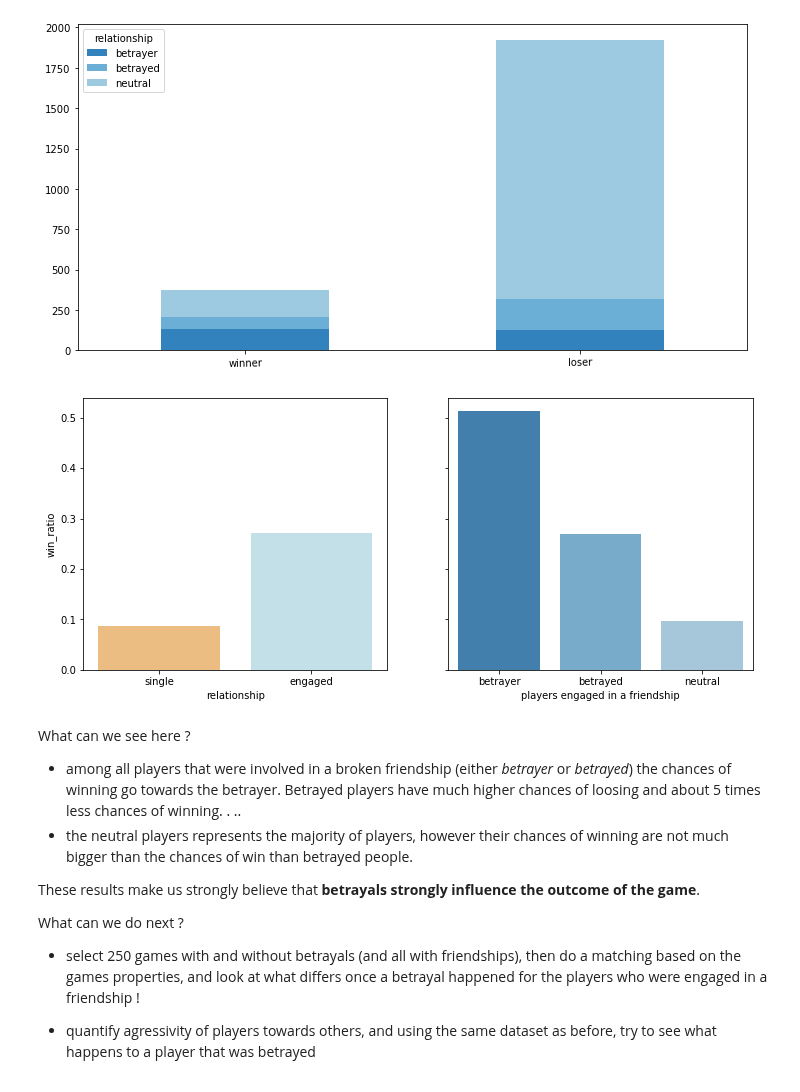
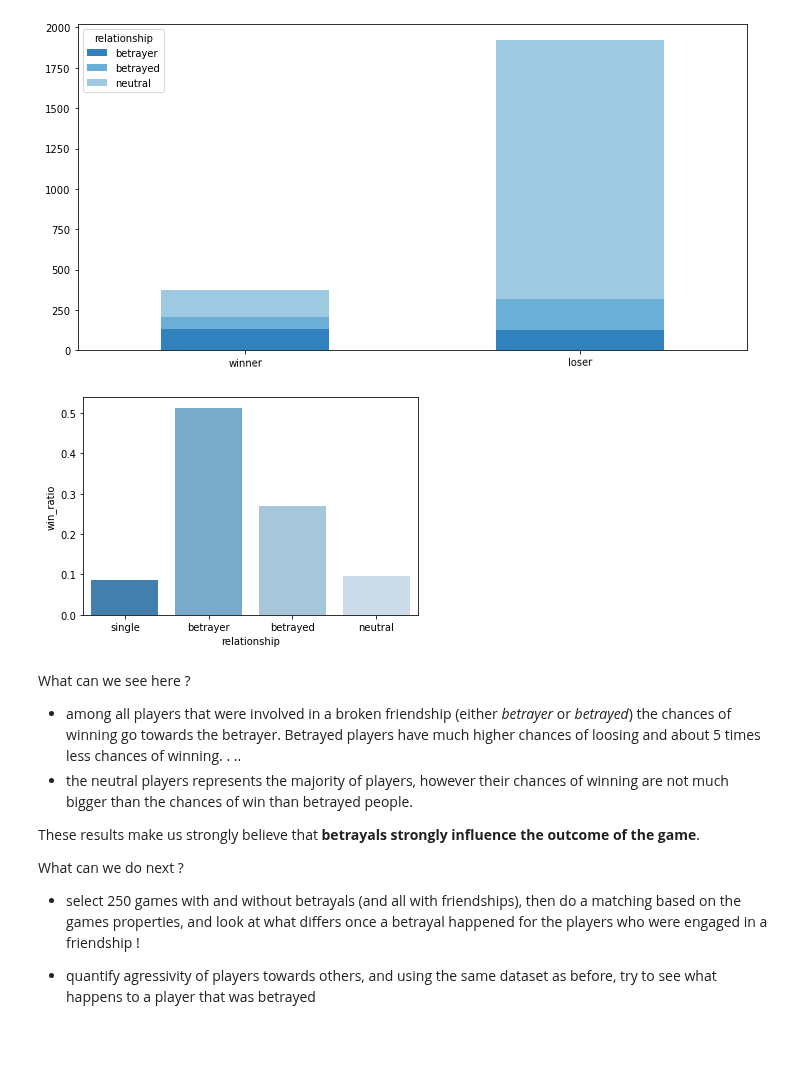
Before and after one commit to epfl-ada/ada-2020-project-milestone-p3-p3_chic, a Jupyter notebook: p4-part2.ipynb, the cells around one changed output. Saved outputs shown, nothing was run; the diff lists cells and outputs as text; code cells hidden in the pictures; blank space fills up the shorter version.

Commit message:
updated win_ratio plots

```diff
--- a/p4-part2.ipynb
+++ b/p4-part2.ipynb
@@ -196,22 +194,16 @@ plot_stats_engageds\
           figsize=(12,6));
 # %% [output]
 [figure]
-# %%
-fig, (ax1, ax2) = plt.subplots(1, 2, figsize=(1,5),sharey=True)
-
-# plot imbalance between the betrayer and the victim politeness
-a = sns.barplot(data=stats_overall.reset_index(), x="relationship", y="win_ratio",
-               ax=ax1, palette="RdYlBu")
-
-# plot the average politeness per season
-b = sns.barplot(data=stats_engageds.reset_index(), x="relationship", y="win_ratio",
-               ax=ax2, palette="tab20c")
-
-b.set(xlabel = "players engaged in a friendship", ylabel = None)
-
-plt.show()
-# %% [output]
-[figure, removed]
+# %%
+win_ratio_plot = pd.concat([stats_overall, stats_engageds])
+win_ratio_plot.index.set_names('relationship', inplace = True)
+win_ratio_plot
+
+sns.barplot(data=win_ratio_plot.drop(index='engaged').reset_index(),
+            x='relationship', y='win_ratio',
+           palette="tab20c");
+# %% [output]
+[figure, added]
 # %% [markdown]
 What can we see here ?
 - among all players that were involved in a broken friendship (either *betrayer* or *betrayed*) the chances of winning go towards the betrayer. Betrayed players have much higher chances of loosing and about 5 times less chances of winning. . ..
```
Also changed, not shown: parts of 2 cells of this notebook, 1 other file.
